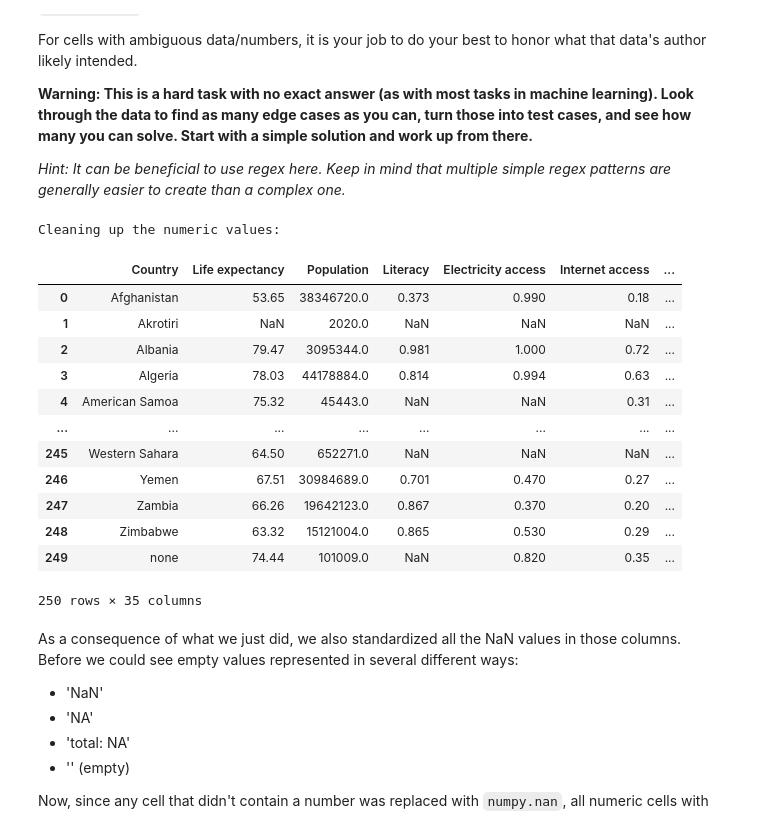
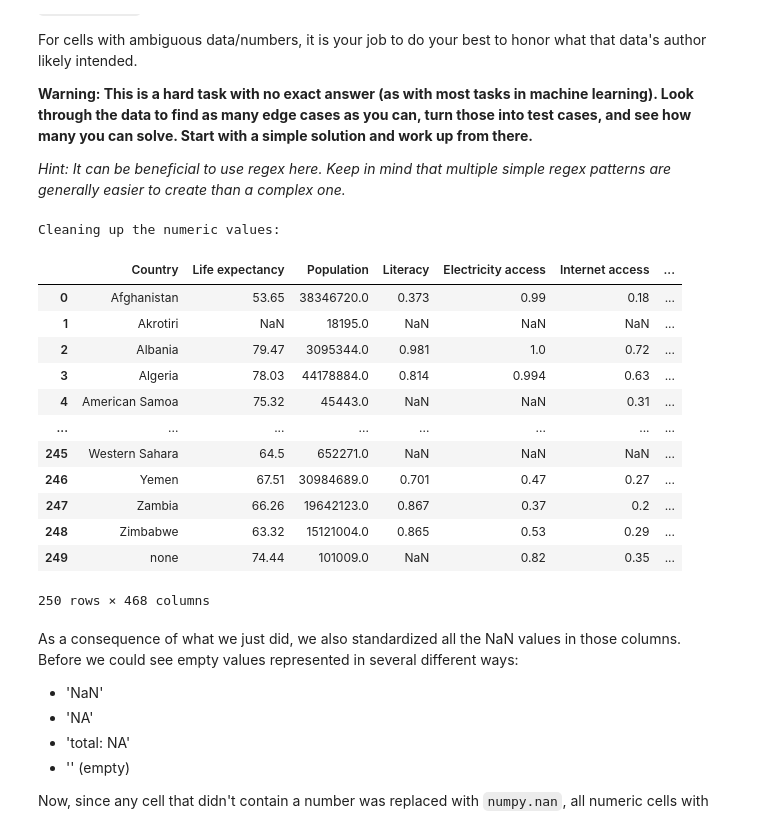
Before and after one commit to Stanley665/HO3, a Jupyter notebook: assignment.ipynb, the cells around one changed output. Saved outputs shown, nothing was run; the diff lists cells and outputs as text; code cells hidden in the pictures.

```diff
--- a/assignment.ipynb
+++ b/assignment.ipynb
@@ -207,52 +207,59 @@ Keep in mind that multiple simple regex patterns are generally easier to create
 # %%
 def extract_numbers(frame, ignore_columns = []):
     f = frame
 
     def clean(cell):
         num = cell
-        if(type(cell) == str):
-            re.sub(r'\(.*?\)', '', num)
-            match = re.search(r'\d+(,\d\d\d)*\.?\d*%?', num)
-            if not match:
-                num = numpy.nan
+        if isinstance(cell, str):
+            search = re.sub(r'\(.*?\)', '', num).replace(",", "").strip()
+            matches = re.findall(r'-?\d+\.?\d*%?', search)
+            if not matches:
+                return numpy.nan
+            if len(matches) == 1:
+                match = re.search(r'-?\d+\.?\d*%?', search)
+                if not match:
+                    return numpy.nan
+
+                match = match.group()
+                if "%" in match:
+                    return float(match.replace("%", "")) / 100
+
+                num = float(match)
             else:
-                match = match.group().replace(",", "")
-                if re.search(r'%', match):
-                    num = float(match.replace("%", ""))/100
-                else:
-                    num = float(match)
-
-        if(not pandas.isna(numpy.nan)):
-            print(num == 1.0)
-            if num == int(num):
-                num = int(num)
-            else:
-                num = float(num)
+                for i, match in enumerate(matches):
+                    if "%" in match:
+                        matches[i] = round(float(match.replace("%", "")) / 100, 10)
+                    else:
+                        matches[i] = float(match)
+                num = sum(matches)
+        if num.is_integer():
+            return int(num)
         return num
 
     for col in f.columns.difference(ignore_columns):
-        f[col] = f[col].map(clean)
+        f[col] = f[col].astype(object)
+        f[col] = [clean(val) for val in f[col]]
+        f[col] = f[col].astype(object)
+    return f
 
-# .map(lambda x: numpy.nan if type(numpy.nan) == str and not re.match(r'\d*', x) else x).map(lambda x: int(x) if type(x) == int else x).map(lambda x: float(re.match(r'\d+\.?\d*%', x).group().strip('%'))/100 if type(x) == str and re.match(r'\d+\.?\d*%', x) else x)
-    return f
 
 print("Cleaning up the numeric values:")
 extract_numbers(world_data, ['Country', 'Export commodities'])
 # %% [output]
 Cleaning up the numeric values:
 |  | Country | Life expectancy | Population | Literacy | Electricity access | Internet access | ... |
-| 0 | Afghanistan | 53.65 | 38346720.0 | 0.373 | 0.990 | 0.18 | ... |
-| 1 | Akrotiri | NaN | 2020.0 | NaN | NaN | NaN | ... |
-| 2 | Albania | 79.47 | 3095344.0 | 0.981 | 1.000 | 0.72 | ... |
+| 0 | Afghanistan | 53.65 | 38346720.0 | 0.373 | 0.99 | 0.18 | ... |
+| 1 | Akrotiri | NaN | 18195.0 | NaN | NaN | NaN | ... |
+| 2 | Albania | 79.47 | 3095344.0 | 0.981 | 1.0 | 0.72 | ... |
 | 3 | Algeria | 78.03 | 44178884.0 | 0.814 | 0.994 | 0.63 | ... |
 | 4 | American Samoa | 75.32 | 45443.0 | NaN | NaN | 0.31 | ... |
 | ... | ... | ... | ... | ... | ... | ... | ... |
-| 245 | Western Sahara | 64.50 | 652271.0 | NaN | NaN | NaN | ... |
-| 246 | Yemen | 67.51 | 30984689.0 | 0.701 | 0.470 | 0.27 | ... |
-| 247 | Zambia | 66.26 | 19642123.0 | 0.867 | 0.370 | 0.20 | ... |
-| 248 | Zimbabwe | 63.32 | 15121004.0 | 0.865 | 0.530 | 0.29 | ... |
-| 249 | none | 74.44 | 101009.0 | NaN | 0.820 | 0.35 | ... |
+| 245 | Western Sahara | 64.5 | 652271.0 | NaN | NaN | NaN | ... |
+| 246 | Yemen | 67.51 | 30984689.0 | 0.701 | 0.47 | 0.27 | ... |
+| 247 | Zambia | 66.26 | 19642123.0 | 0.867 | 0.37 | 0.2 | ... |
+| 248 | Zimbabwe | 63.32 | 15121004.0 | 0.865 | 0.53 | 0.29 | ... |
+| 249 | none | 74.44 | 101009.0 | NaN | 0.82 | 0.35 | ... |
-250 rows × 35 columns
+250 rows × 468 columns
 # %% [markdown]
 As a consequence of what we just did, we also standardized all the NaN values in those columns.
 Before we could see empty values represented in several different ways:
```
Also changed, not shown: parts of 10 cells of this notebook.
